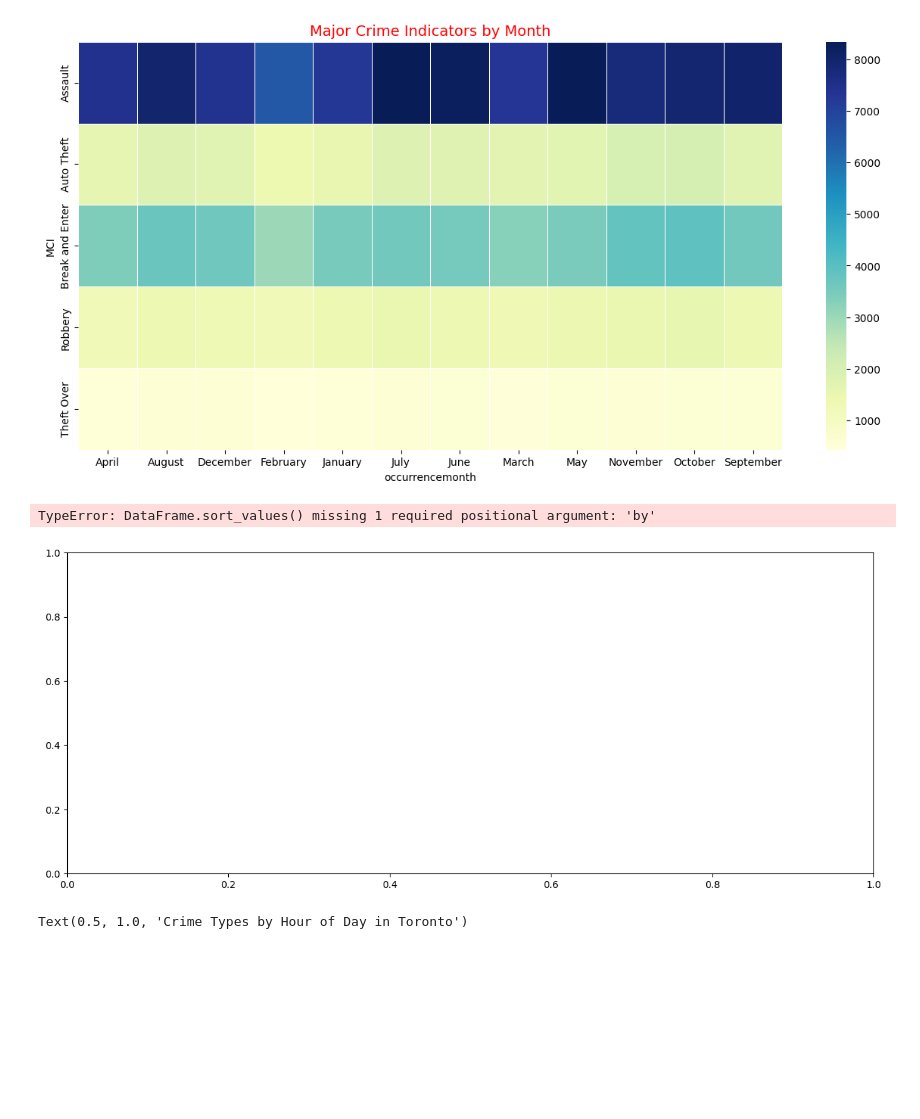
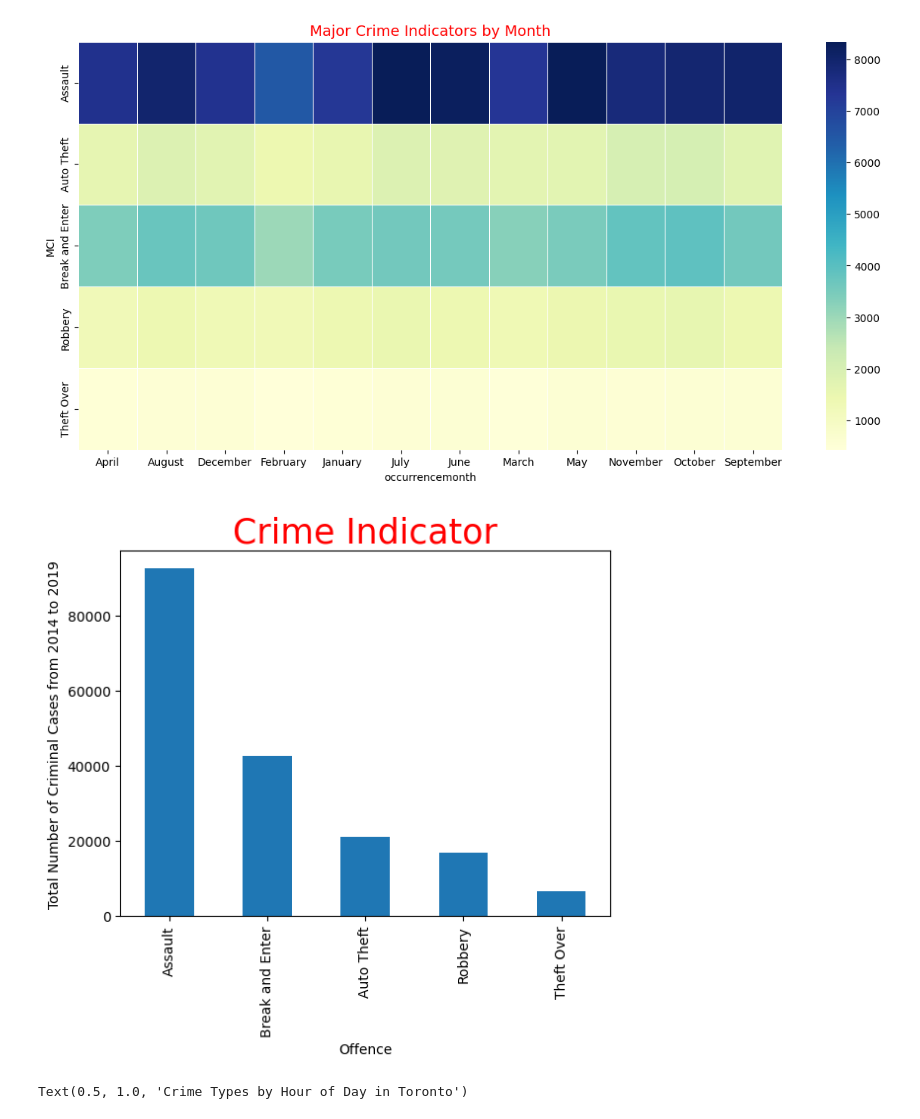
Before and after one commit to IshitaAgarwal05/Crime-Mapping-Predictive-Analysis-Policing-System, a Jupyter notebook: Crime Prediction_clustering.ipynb, the cells around one changed output. Drawn from its saved outputs; the diff is of its cells as text; code cells hidden in the pictures; blank space fills up the shorter version.

```diff
--- a/Crime Prediction_clustering.ipynb
+++ b/Crime Prediction_clustering.ipynb
@@ -16,7 +19,7 @@ from sklearn.ensemble import RandomForestClassifier
 from sklearn.ensemble import GradientBoostingClassifier
 from sklearn.metrics import confusion_matrix, classification_report, accuracy_score
 # %%
-df=pd.read_csv("/Users/kushagra/Downloads/7th-Semester-Project-main/MCI_2014_to_2019.csv")
+df=pd.read_csv("data/MCI_2014_to_2019.csv")
 df['Total'] = 1
 df.head()
 # %% [output]
@@ -271,17 +276,16 @@ plt.show()
 # %% [output]
 [figure]
 # %%
-major_crime_indicator = df.groupby('MCI',as_index=False).size()
-plt.subplots(figsize = (15, 6))
-ct = major_crime_indicator.sort_values(ascending = False)
-ax = ct.plot.bar()
+major_crime_indicator = df.groupby('MCI', as_index=False).size()
+ct = major_crime_indicator.sort_values(by="size", ascending=False)
+
+ax = ct.plot.bar(x='MCI', y='size', legend=False)
 ax.set_xlabel('Offence')
 ax.set_ylabel('Total Number of Criminal Cases from 2014 to 2019')
-ax.set_title('Crime Indicator',color = 'red',fontsize=25)
+ax.set_title('Crime Indicator', color='red', fontsize=25)
 plt.show()
 # %% [output]
-TypeError: DataFrame.sort_values() missing 1 required positional argument: 'by'
-[figure, old version]
+[figure, new version]
 # %%
 hour_crime_group = df.groupby(['occurrencehour','MCI'],as_index=False).agg({'Total':'sum'})
 fig, ax = plt.subplots(figsize=(15,10))
```
Also changed, not shown: parts of 12 cells of this notebook, 5 other files.
